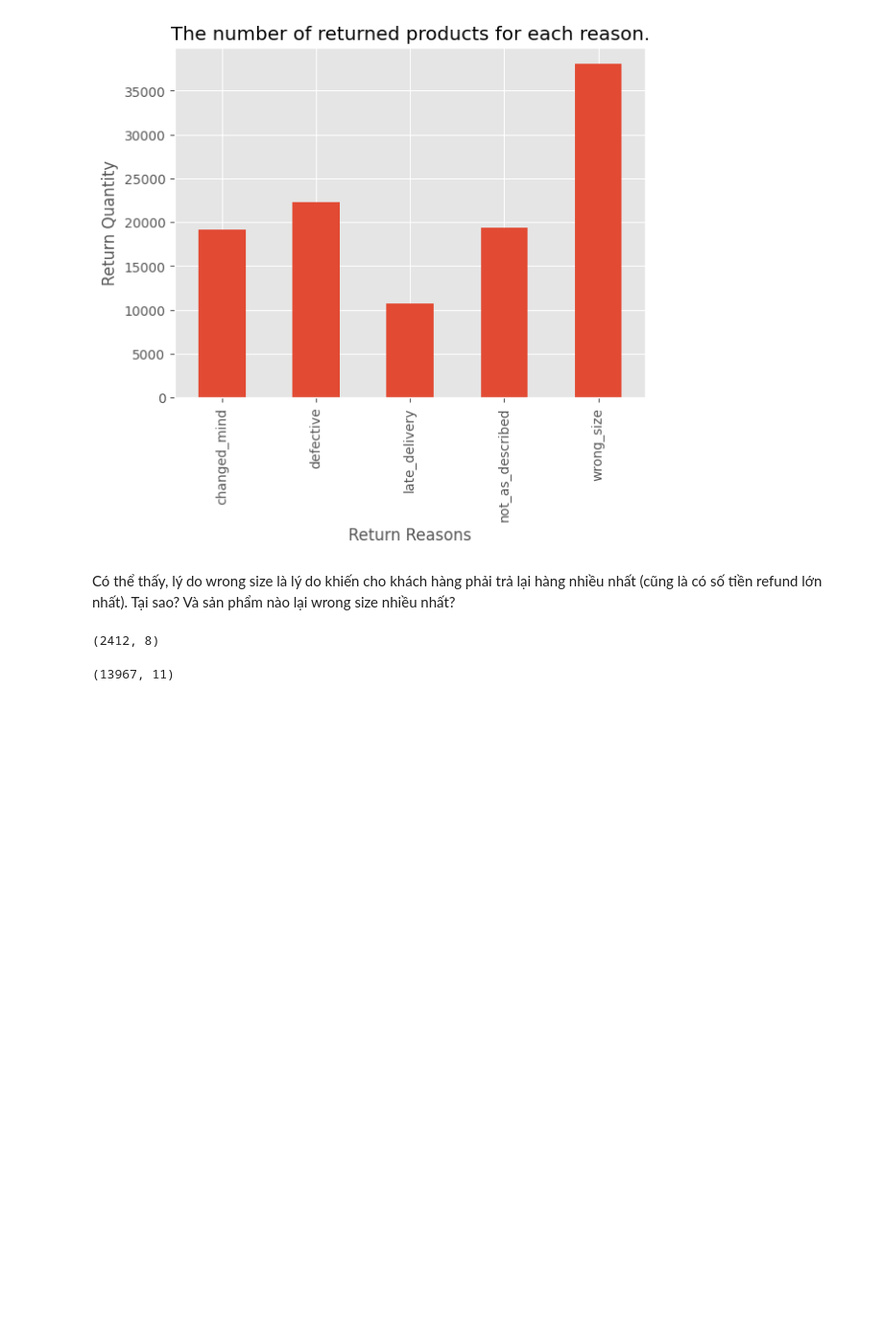
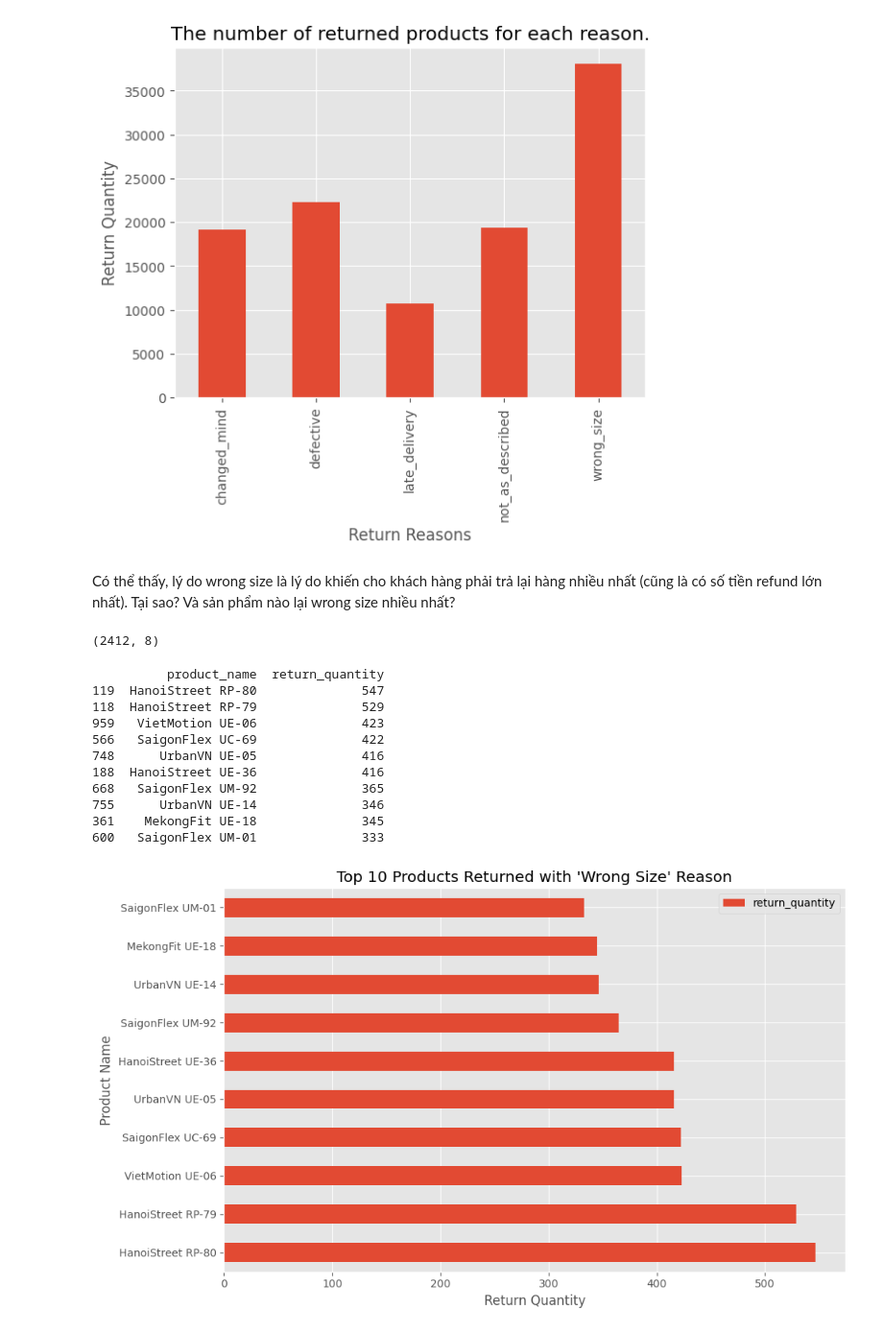
Before and after one commit to nqt-2/Datathon_Vin, a Jupyter notebook: notebook/Thai_EDA.ipynb, the cells around one changed output. Shown at 96% size. Drawn from its saved outputs; the diff is of its cells as text; code cells hidden in the pictures; blank space fills up the shorter version.

```diff
--- a/notebook/Thai_EDA.ipynb
+++ b/notebook/Thai_EDA.ipynb
@@ -58,9 +58,29 @@ products.head(10)
 products.shape
 # %% [output]
 (2412, 8)
-# %%
-products_returns = pd.merge(left = products, right = returns, on = 'product_id', how = 'inner')
-products_returns = products_returns[products_returns['return_reason'] == 'wrong_size'].copy()
-products_returns.shape
-# %% [output]
-(13967, 11)
+# %%
+# Find which product is returned the most with "wrong_size" reason
+product_wrong_size = products_returns.groupby('product_name', as_index=False)['return_quantity'].sum()
+product_wrong_size = product_wrong_size.sort_values(by='return_quantity', ascending=False)
+print(product_wrong_size.head(10))
+
+# Or visualize it
+ax = product_wrong_size.head(10).plot(x='product_name', y='return_quantity', kind='barh', figsize=(10, 6))
+ax.set_xlabel("Return Quantity")
+ax.set_ylabel("Product Name")
+ax.set_title("Top 10 Products Returned with 'Wrong Size' Reason")
+plt.tight_layout()
+plt.show()
+# %% [output]
+          product_name  return_quantity
+119  HanoiStreet RP-80              547
+118  HanoiStreet RP-79              529
+959   VietMotion UE-06              423
+566   SaigonFlex UC-69              422
+748      UrbanVN UE-05              416
+188  HanoiStreet UE-36              416
+668   SaigonFlex UM-92              365
+755      UrbanVN UE-14              346
+361    MekongFit UE-18              345
+600   SaigonFlex UM-01              333
+[figure, added]
```
Also changed, not shown: parts of 1 cell of this notebook.
